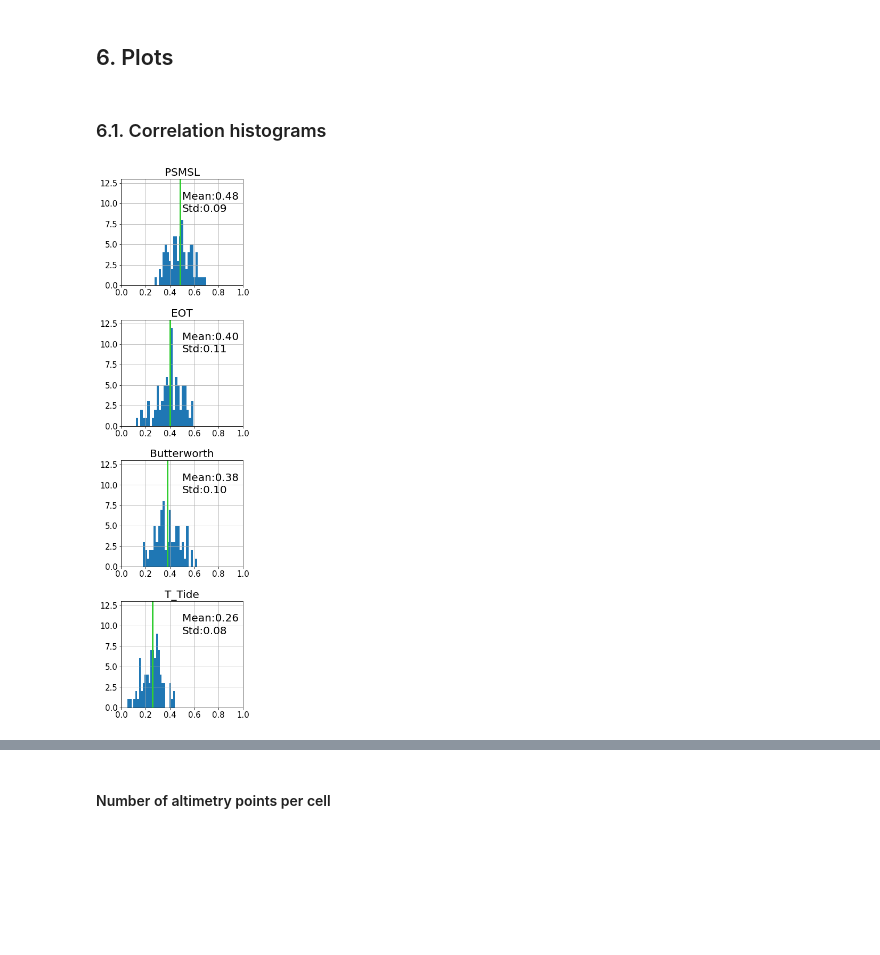
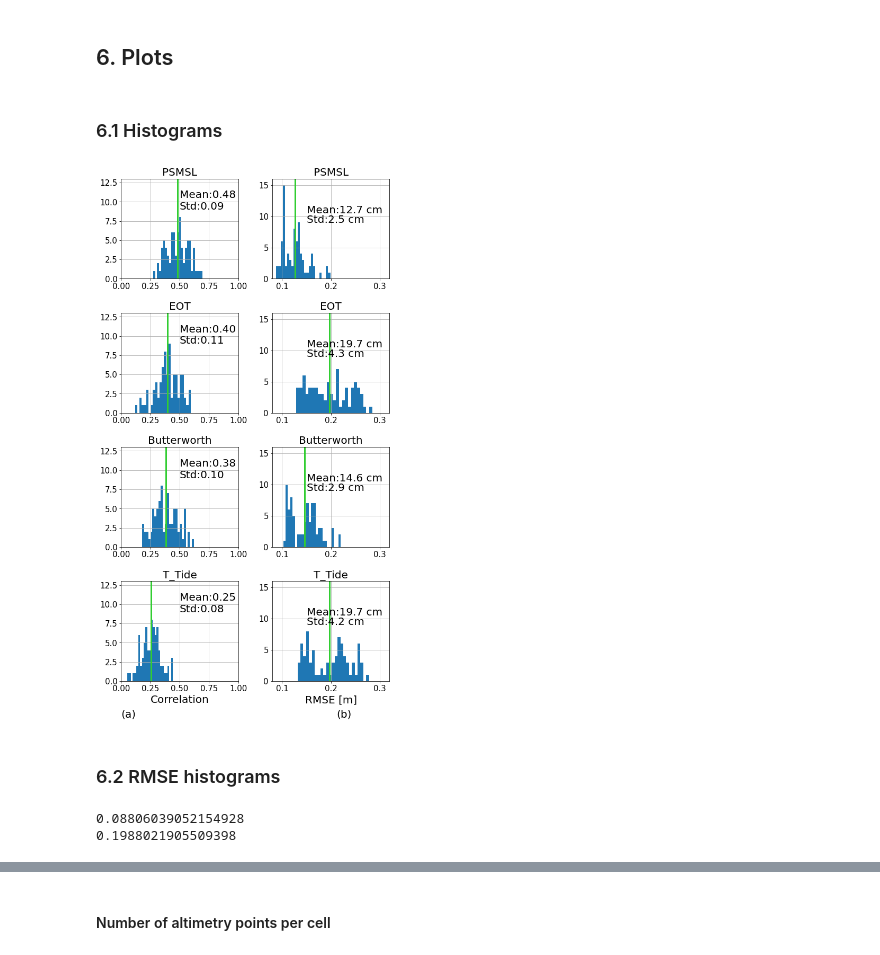
Before and after one commit to 3enedix/P1-data-combination-code, a Jupyter notebook: altimetry/compare_altimetry_vs_TG.ipynb, the cells around one changed output, grey strips where cells are left out. Cells and saved outputs as stored; diff of their text form; code cells hidden in the pictures; blank space fills up the shorter version.

```diff
--- a/altimetry/compare_altimetry_vs_TG.ipynb
+++ b/altimetry/compare_altimetry_vs_TG.ipynb
@@ -21,6 +23,9 @@ datapath_gnss = '/media/bene/Seagate/PhD-data/5_GNSS/'
 datapath_ttide = '/media/bene/Seagate/PhD-data/3_ocean_tide_models/4_ttide/'
 datapath_eot_fes = '/media/bene/Seagate/PhD-data/3_ocean_tide_models/'
 datapath_psmsl = '/media/bene/Seagate/PhD-data/6_tide_gauge/1_TERS_PSMSL/'
+# %%
+# resolution of plots
+dpi = 150
 # %% [markdown]
 Other parameters that can be changed in this notebook:
 - Which altimetry missions to use (2.2)
@@ -511,13 +593,11 @@ tg_ttide = tg_northsea['ssh_'+ ib_or_dac +'_vlm_ttide_red[cm]']
 
 cell_numbers = np.sort((alt_gdf['cell'].dropna().unique()))
 cell_stats = pd.DataFrame(np.nan, index=pd.Index(cell_numbers, name='cell'),\
-                            columns=['date_min', 'date_max', 'number_values(months)', 'R_psmsl', 'RMSE_psmsl',\
-                           'R_filt', 'RMSE_filt', 'R_eot', 'RMSE_eot', 'R_fes', \
+                            columns=['date_min', 'date_max', 'number_values(months)', 'R_psmsl', 'p_psmsl', \
+                           'RMSE_psmsl', 'R_filt', 'RMSE_filt', 'R_eot', 'RMSE_eot', 'R_fes', \
                            'RMSE_fes', 'R_ttide', 'RMSE_ttide', 'alt_trend'])
 
 for cell, df in alt_gdf.groupby('cell'):
-    # if len(df) < 50:
-    #     continue
     # 1. Altimetry timeseries
     df_red = df.copy()
     df_red['sla_red[m]'] = three_sigma_outlier_rejection(df['sla[m]'])
@@ -534,11 +614,11 @@ for cell, df in alt_gdf.groupby('cell'):
         df_monthly_av_temp = pd.DataFrame({'monthly_av':monthly_av}, index=[time])
         df_monthly_av = pd.concat([df_monthly_av, df_monthly_av_temp])
 
-    fill_cell_stats(psmsl, 'psmsl')
-    fill_cell_stats(tg_filt, 'filt')
-    fill_cell_stats(tg_eot, 'eot')
-    fill_cell_stats(tg_fes, 'fes')
-    fill_cell_stats(tg_ttide, 'ttide')
+    fill_cell_stats(psmsl, 'psmsl', df_monthly_av)
+    fill_cell_stats(tg_filt, 'filt', df_monthly_av)
+    fill_cell_stats(tg_eot, 'eot', df_monthly_av)
+    fill_cell_stats(tg_fes, 'fes', df_monthly_av)
+    fill_cell_stats(tg_ttide, 'ttide', df_monthly_av)
 
     # trends
     x = CD_helper_functions.datatime_to_decimal_numbers(df_monthly_av['monthly_av'].index)
@@ -550,24 +641,50 @@ for cell, df in alt_gdf.groupby('cell'):
 # %% [markdown]
 ## 6. Plots
-# %% [markdown]
-### 6.1. Correlation histograms
+# %% [markdown]
+### 6.1 Histograms
 # %%
-def plot_hist(nr, chess_corr_data, title=''):
+def plot_hist_corr(nr, chess_corr_data, title=''):
     axs[nr].hist(chess_corr_data, bins=25)
     axs[nr].set_title(title)
     axs[nr].text(0.5,10.5,'Mean:'+str("%.2f" % round(statistics.fmean(chess_corr_data),2)))
     axs[nr].text(0.5,9.0,'Std:'+str("%.2f" % round(statistics.stdev(chess_corr_data),2)))
     axs[nr].axvline(statistics.fmean(chess_corr_data), c='limegreen', linewidth=3)
-    axs[nr].set_xlim(-0,1)
+    axs[nr].set_xlim(0,1)
     axs[nr].set_ylim(0,13)
     axs[nr].grid()
-# fig, axs = plt.subplots(1,4,figsize=(20,4))
-fig, axs = plt.subplots(4,1,figsize=(4.3,15))
-plot_hist(0, cell_stats['R_psmsl'], title='PSMSL')
-plot_hist(1, cell_stats['R_eot'], title='EOT')
-plot_hist(2, cell_stats['R_filt'], title='Butterworth')
-plot_hist(3, cell_stats['R_ttide'], title='T_Tide')
+def plot_hist_rmse(nr, chess_corr_data, title=''):
+    axs[nr].hist(chess_corr_data, bins=25)
+    axs[nr].set_title(title)
+    axs[nr].text(0.15,10.5,'Mean:'+str("%.1f" % round(statistics.fmean(chess_corr_data)*100,2))+' cm')
+    axs[nr].text(0.15,9.0,'Std:'+str("%.1f" % round(statistics.stdev(chess_corr_data)*100,2))+' cm')
+    axs[nr].axvline(statistics.fmean(chess_corr_data), c='limegreen', linewidth=3)
+    axs[nr].set_xlim(0.08,0.32)
+    axs[nr].set_ylim(0,16)
+    axs[nr].grid()
+
+fig, axs = plt.subplots(4,2,figsize=(8,15))
+plot_hist_corr((0,0), cell_stats['R_psmsl'], title='PSMSL')
+plot_hist_corr((1,0), cell_stats['R_eot'], title='EOT')
+plot_hist_corr((2,0), cell_stats['R_filt'], title='Butterworth')
+plot_hist_corr((3,0), cell_stats['R_ttide'], title='T_Tide')
+plot_hist_rmse((0,1), cell_stats['RMSE_psmsl'], title='PSMSL')
+plot_hist_rmse((1,1), cell_stats['RMSE_eot'], title='EOT')
+plot_hist_rmse((2,1), cell_stats['RMSE_filt'], title='Butterworth')
+plot_hist_rmse((3,1), cell_stats['RMSE_ttide'], title='T_Tide')
+
+axs[3,0].set_xlabel('Correlation')
+axs[3,0].text(0, -.36, '(a)', transform=axs[3,0].transAxes)
+axs[3,1].set_xlabel('RMSE [m]')
+axs[3,1].text(.55, -.36, '(b)', transform=axs[3,1].transAxes)
 fig.tight_layout()
-plt.savefig('../../99_plot_dump/hist_corr_vertical.png', dpi=600, bbox_inches='tight')
+plt.savefig('../../99_plot_dump/hist_corr_rmse.png', dpi=dpi, bbox_inches='tight')
 # %% [output]
-[figure, old version]
+[figure, new version]
+# %% [markdown]
+### 6.2 RMSE histograms
+# %%
+print(cell_stats['RMSE_psmsl'].min())
+print(cell_stats['RMSE_psmsl'].max())
+# %% [output]
+0.08806039052154928
+0.1988021905509398
```
Also changed, not shown: parts of 30 cells of this notebook.
